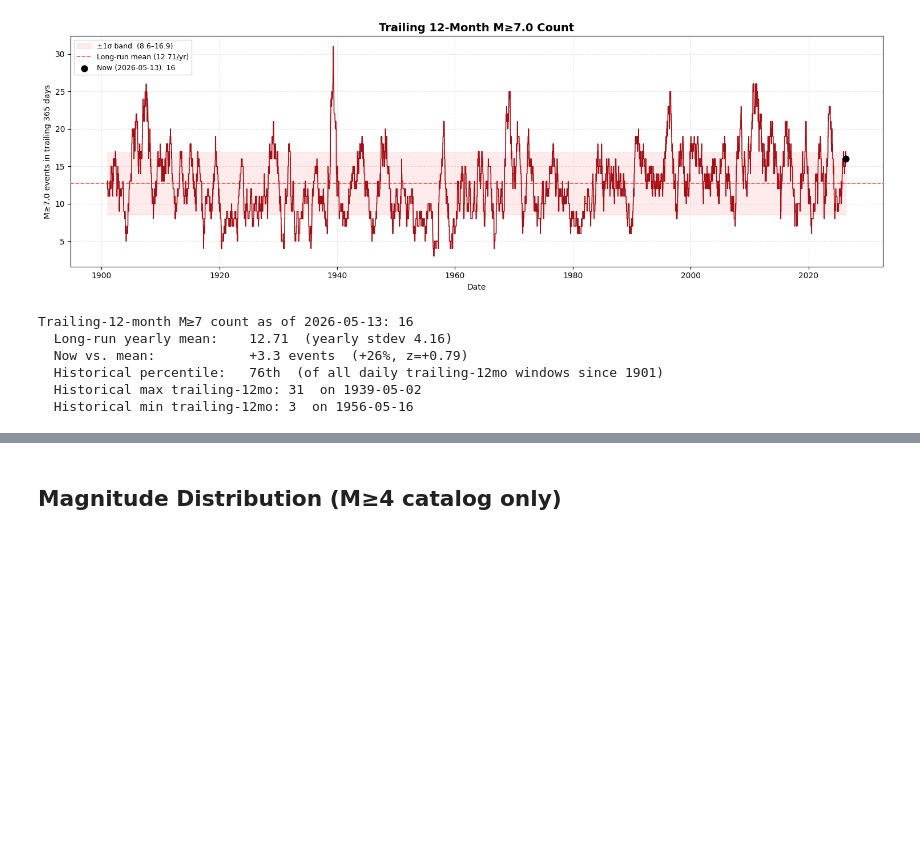
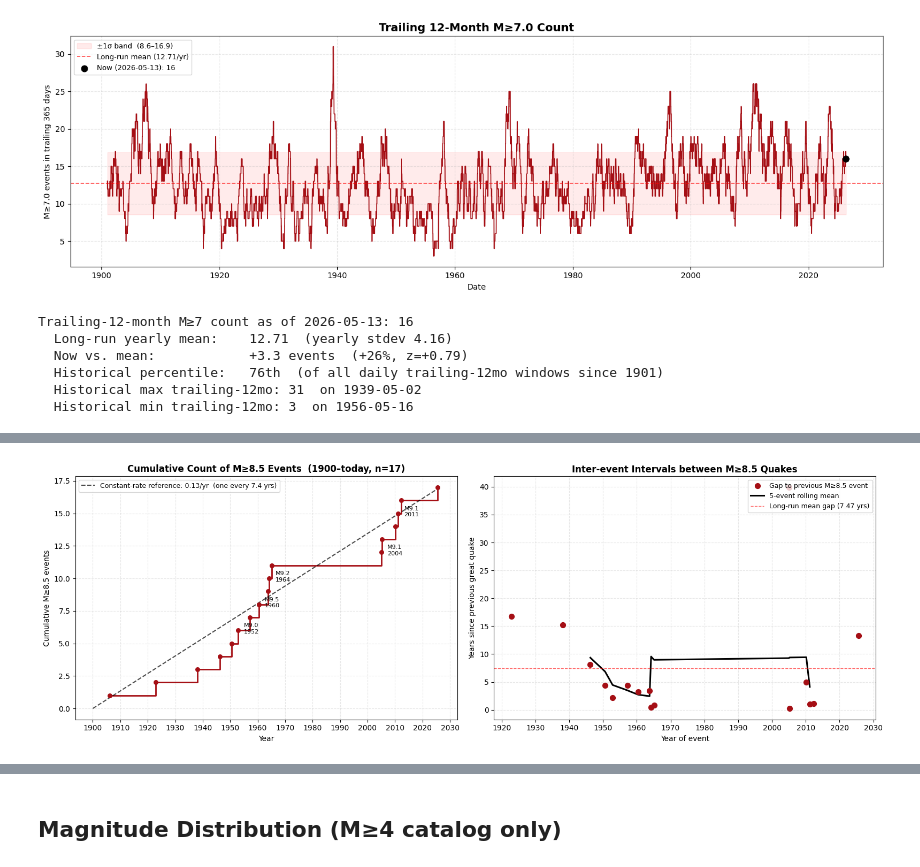
Before and after one commit to Biblejustin/earthquakes, a Jupyter notebook: earthquakes.ipynb, the cells around one changed output, grey strips where cells are left out. Drawn from its saved outputs; the diff is of its cells as text; code cells hidden in the pictures; blank space fills up the shorter version.

```diff
--- a/earthquakes.ipynb
+++ b/earthquakes.ipynb
@@ -24,6 +24,7 @@ FIG_DIR.mkdir(exist_ok=True)
 M4_COMPLETE_FROM = 1965
 NETWORK_UPGRADE_YEAR = 2000
 M7_COMPLETE_FROM = 1900
+GREAT_QUAKE_MAG = 8.5
 
 def save_fig(fig, name):
     fig.savefig(FIG_DIR / name, dpi=140, bbox_inches='tight', facecolor='white')
@@ -420,0 +383,87 @@ Peak trailing-12mo M≥7 count by decade:
+# %%
+great = df[df['mag'] >= GREAT_QUAKE_MAG].sort_values('time').reset_index(drop=True)
+great['interval_days'] = great['time'].diff().dt.total_seconds() / 86400
+great['interval_years'] = great['interval_days'] / 365.25
+n_great = len(great)
+
+fig, (ax1, ax2) = plt.subplots(1, 2, figsize=(16, 5.5))
+
+# Panel 1: Cumulative count
+ax1.step(great['time'], np.arange(1, n_great + 1), where='post',
+         color='#a50f15', linewidth=2)
+ax1.scatter(great['time'], np.arange(1, n_great + 1),
+            color='#a50f15', s=30, zorder=5)
+
+# Constant-rate reference line: fit using whole span, anchored at endpoints
+ref_start = pd.Timestamp(f'{M7_COMPLETE_FROM}-01-01', tz='UTC')
+ref_end = latest
+ref_span_yrs = (ref_end - ref_start).days / 365.25
+ref_rate = n_great / ref_span_yrs
+ax1.plot([ref_start, ref_end], [0, n_great], color='black', linestyle='--',
+         linewidth=1.5, alpha=0.7,
+         label=f'Constant-rate reference: {ref_rate:.2f}/yr  (one every {1/ref_rate:.1f} yrs)')
+
+# Mark a few notable events with labels
+for _, row in great.nlargest(5, 'mag').iterrows():
+    idx = great.index[great['time'] == row['time']][0] + 1
+    ax1.annotate(f"M{row['mag']:.1f}\n{row['time']:%Y}",
+                 (row['time'], idx),
+                 textcoords='offset points', xytext=(8, -4),
+                 fontsize=8, color='black')
+
+ax1.set_xlabel('Year')
+ax1.set_ylabel(f'Cumulative M≥{GREAT_QUAKE_MAG} events')
+ax1.set_title(f'Cumulative Count of M≥{GREAT_QUAKE_MAG} Events  ({M7_COMPLETE_FROM}–today, n={n_great})',
+              fontsize=12, fontweight='bold')
+ax1.xaxis.set_major_locator(mdates.YearLocator(10))
+ax1.xaxis.set_major_formatter(mdates.DateFormatter('%Y'))
+ax1.grid(True, alpha=0.3, linestyle='--')
+ax1.legend(loc='upper left', fontsize=9)
+
+# Panel 2: Inter-event intervals
+intervals = great.dropna(subset=['interval_years']).copy()
+ax2.scatter(intervals['time'], intervals['interval_years'],
+            color='#a50f15', s=50, zorder=5,
+            label=f'Gap to previous M≥{GREAT_QUAKE_MAG} event')
+rolling = intervals['interval_years'].rolling(5, center=True).mean()
+ax2.plot(intervals['time'], rolling, color='black', linewidth=2.2,
+         label='5-event rolling mean')
+mean_gap = intervals['interval_years'].mean()
+ax2.axhline(mean_gap, color='red', linestyle='--', linewidth=1, alpha=0.6,
+            label=f'Long-run mean gap ({mean_gap:.2f} yrs)')
+
+ax2.set_xlabel('Year of event')
+ax2.set_ylabel('Years since previous great quake')
+ax2.set_title(f'Inter-event Intervals between M≥{GREAT_QUAKE_MAG} Quakes',
+              fontsize=12, fontweight='bold')
+ax2.xaxis.set_major_locator(mdates.YearLocator(10))
+ax2.xaxis.set_major_formatter(mdates.DateFormatter('%Y'))
+ax2.grid(True, alpha=0.3, linestyle='--')
+ax2.legend(loc='upper right', fontsize=9)
+
+plt.tight_layout()
+save_fig(fig, '06_great_quake_timing.png')
+plt.show()
+
+print(f'M≥{GREAT_QUAKE_MAG} events in catalog: {n_great}')
+print(f'Long-run rate: {ref_rate:.2f}/yr  (one every {1/ref_rate:.1f} years)')
+print(f'Inter-event intervals (years): mean {intervals["interval_years"].mean():.2f}, '
+      f'median {intervals["interval_years"].median():.2f}, '
+      f'min {intervals["interval_years"].min():.2f}, '
+      f'max {intervals["interval_years"].max():.2f}')
+print()
+print(f'Rate per ~30-year window:')
+windows = [(1900, 1930), (1930, 1960), (1960, 1990), (1990, 2020), (2020, current_year + 1)]
+for w_start, w_end in windows:
+    in_window = great[(great['year'] >= w_start) & (great['year'] < w_end)]
+    yrs = w_end - w_start
+    n = len(in_window)
+    label_end = current_year if w_end > current_year else w_end
+    print(f'  {w_start}–{label_end - 1}:  {n} events  ({n / yrs:.2f}/yr, one every {yrs / n if n else float("inf"):.1f} yrs)')
+print()
+print(f'All M≥{GREAT_QUAKE_MAG} events:')
+for _, row in great.iterrows():
+    gap = f"+{row['interval_years']:.1f}y" if pd.notna(row['interval_years']) else '—'
+    print(f'  {row["time"]:%Y-%m-%d}  M{row["mag"]:.1f}  gap {gap:>7s}  {row["place"]}')
+# %% [output]
+[figure, added]
```
Also changed, not shown: parts of 7 cells of this notebook, 3 other files.
